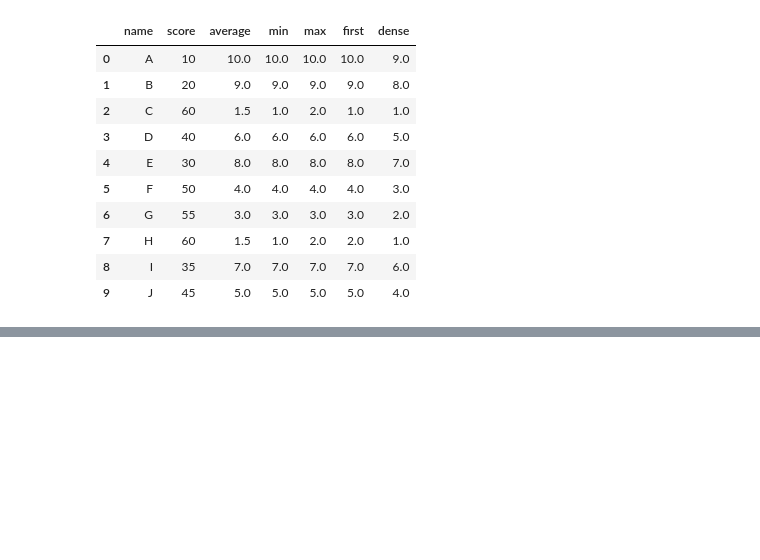
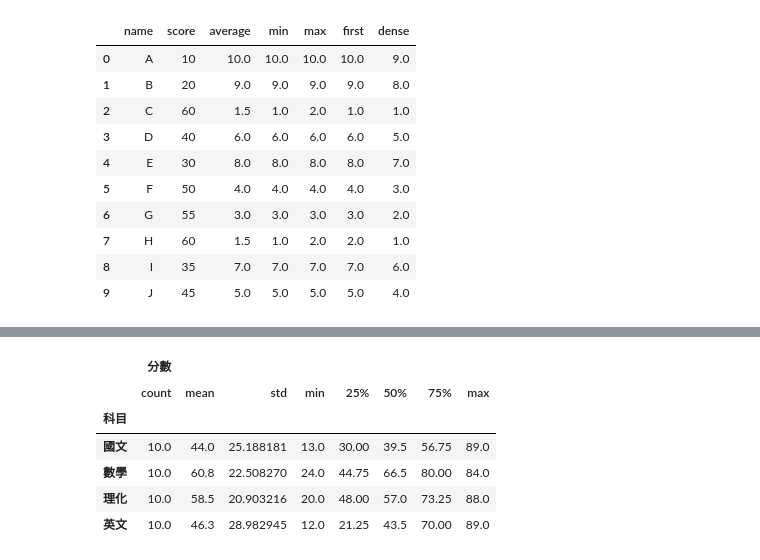
Before and after one commit to vcdemy/20230613, a Jupyter notebook: 20230808筆記.ipynb, the cells around one changed output, grey strips where cells are left out. Cells and saved outputs as stored; diff of their text form; code cells hidden in the pictures; blank space fills up the shorter version.

```diff
--- a/20230808筆記.ipynb
+++ b/20230808筆記.ipynb
@@ -601,0 +626,6 @@ df2
+# %%
+grades.rename(columns={'index':'姓名'}, inplace=True)
+# %%
+grades = grades[grades['科目']!='總分']
+# %%
+grps = grades.groupby('科目')
@@ -601,0 +643,10 @@ df2
+# %%
+grps.describe()
+# %% [output]
+|  | 分數 |  |  |  |  |  |  |  |
+|  | count | mean | std | min | 25% | 50% | 75% | max |
+| 科目 |  |  |  |  |  |  |  |  |
+| 國文 | 10.0 | 44.0 | 25.188181 | 13.0 | 30.00 | 39.5 | 56.75 | 89.0 |
+| 數學 | 10.0 | 60.8 | 22.508270 | 24.0 | 44.75 | 66.5 | 80.00 | 84.0 |
+| 理化 | 10.0 | 58.5 | 20.903216 | 20.0 | 48.00 | 57.0 | 73.25 | 88.0 |
+| 英文 | 10.0 | 46.3 | 28.982945 | 12.0 | 21.25 | 43.5 | 70.00 | 89.0 |
```
Also changed, not shown: parts of 4 cells of this notebook.
